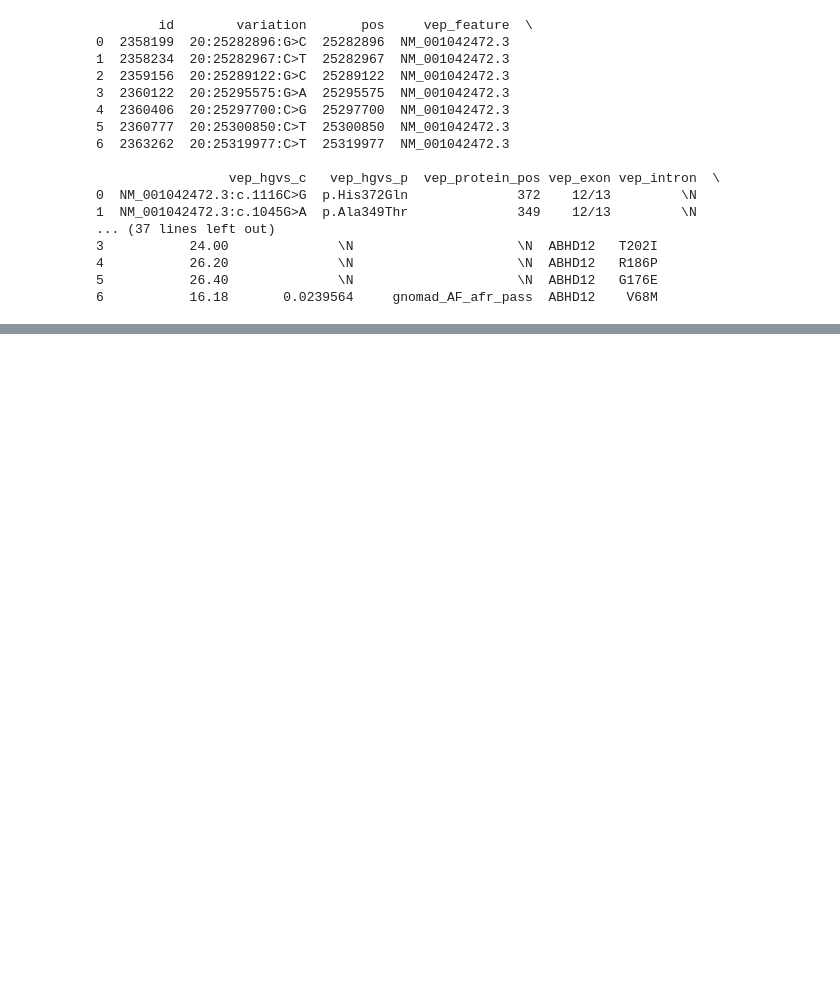
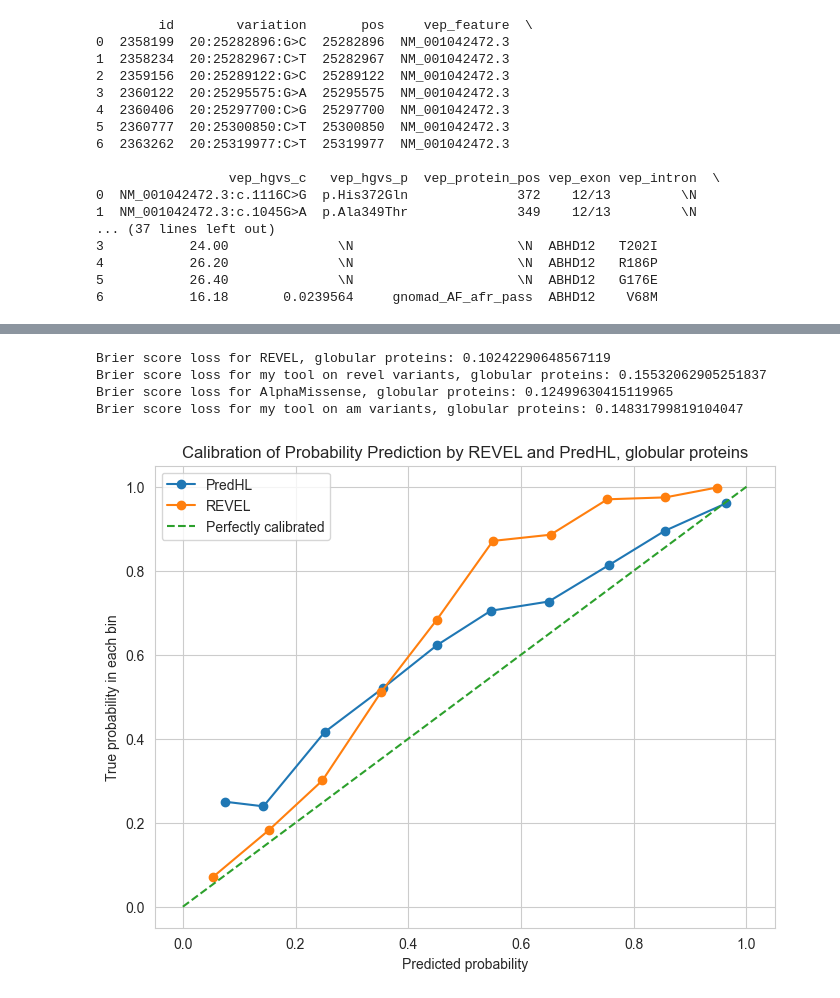
Before and after one commit to inbarblech/Pathogenicity-determination-Thesis, a Jupyter notebook: general_one_time_computations.ipynb, the cells around one changed output, grey strips where cells are left out. Cells and saved outputs as stored; diff of their text form; code cells hidden in the pictures; blank space fills up the shorter version.

```diff
--- a/general_one_time_computations.ipynb
+++ b/general_one_time_computations.ipynb
@@ -122,0 +154,7 @@ data.to_csv("C:\\Users\\InbarBlech\\PycharmProjects\\Thesis\\benchmarking\\predi
+# %%
+# read csv file with predictions of my tool.
+protein_type = "globular"
+type = "proteins"
+
+my_tool_predictions = pd.read_csv(f"C:\\Users\\InbarBlech\\PycharmProjects\\Thesis\\predictions_vs_real\\{protein_type}_{type}\\predictions_vs_real_{protein_type}_{type}.csv")
+my_tool_predictions
@@ -122,0 +175,4 @@ data.to_csv("C:\\Users\\InbarBlech\\PycharmProjects\\Thesis\\benchmarking\\predi
+# %%
+# Read csv file with the predictions of REVEL
+other_tools_predictions = pd.read_csv("C:\\Users\\InbarBlech\\PycharmProjects\\Thesis\\benchmarking\\predictions_of_other_tools_for_all_dvd_variants_with_revel_and_am.csv")
+other_tools_predictions
@@ -122,0 +193,4 @@ data.to_csv("C:\\Users\\InbarBlech\\PycharmProjects\\Thesis\\benchmarking\\predi
+# %%
+# Join the data of my tool and REVEL, by the gene and variant columns. If there is a row in REVEL that is not in my tool, ignore it.
+joined_data = my_tool_predictions.merge(other_tools_predictions, on=['gene', 'variant'], how='inner')
+joined_data
@@ -122,0 +211,57 @@ data.to_csv("C:\\Users\\InbarBlech\\PycharmProjects\\Thesis\\benchmarking\\predi
+# %%
+# remove the rows with nan values in revel_score
+joined_data_revel = joined_data[~joined_data['revel_score'].isna()]
+joined_data_am = joined_data[~joined_data['am_pathogenicity'].isna()]
+# %%
+# Compare revel score to prediction score using brier score loss
+from sklearn.metrics import brier_score_loss
+import numpy as np
+
+y_true = joined_data_revel['reality']
+y_pred = joined_data_revel['revel_score']
+brier_score_loss(y_true, y_pred)
+print(f"Brier score loss for REVEL, {protein_type} {type}: {brier_score_loss(y_true, y_pred)}")
+
+y_pred = joined_data_revel['prediction_score']
+brier_score_loss(y_true, y_pred)
+print(f"Brier score loss for my tool on revel variants, {protein_type} {type}: {brier_score_loss(y_true, y_pred)}")
+
+# AlphaMissense
+
+y_true = joined_data_am['reality']
+y_pred = joined_data_am['am_pathogenicity']
+brier_score_loss(y_true, y_pred)
+print(f"Brier score loss for AlphaMissense, {protein_type} {type}: {brier_score_loss(y_true, y_pred)}")
+
+y_pred = joined_data_am['prediction_score']
+brier_score_loss(y_true, y_pred)
+print(f"Brier score loss for my tool on am variants, {protein_type} {type}: {brier_score_loss(y_true, y_pred)}")
+# %% [output]
+Brier score loss for REVEL, globular proteins: 0.10242290648567119
+Brier score loss for my tool on revel variants, globular proteins: 0.15532062905251837
+Brier score loss for AlphaMissense, globular proteins: 0.12499630415119965
+Brier score loss for my tool on am variants, globular proteins: 0.14831799819104047
+# %%
+# Create a probability calibration curve for the revel predictions
+from sklearn.calibration import calibration_curve
+import matplotlib.pyplot as plt
+n_bins = 10
+plt.figure(figsize=(8, 6))
+
+# For my predictions
+prob_true_1, prob_pred_1 = calibration_curve(joined_data_revel['reality'], joined_data_revel['prediction_score'], n_bins=n_bins)
+plt.plot(prob_pred_1, prob_true_1, marker='o', label='PredHL')
+
+# For REVEL predictions
+prob_true_2, prob_pred_2 = calibration_curve(joined_data_revel['reality'], joined_data_revel['revel_score'], n_bins=n_bins)
+plt.plot(prob_pred_2, prob_true_2, marker='o', label='REVEL')
+
+plt.plot([0, 1], [0, 1], linestyle='--', label='Perfectly calibrated')
+
+plt.xlabel('Predicted probability')
+plt.ylabel('True probability in each bin')
+plt.title(f'Calibration of Probability Prediction by REVEL and PredHL, {protein_type} {type}')
+plt.legend()
+plt.show()
+# %% [output]
+[figure, added]
```
Also changed, not shown: parts of 17 cells of this notebook, 18 other files.
